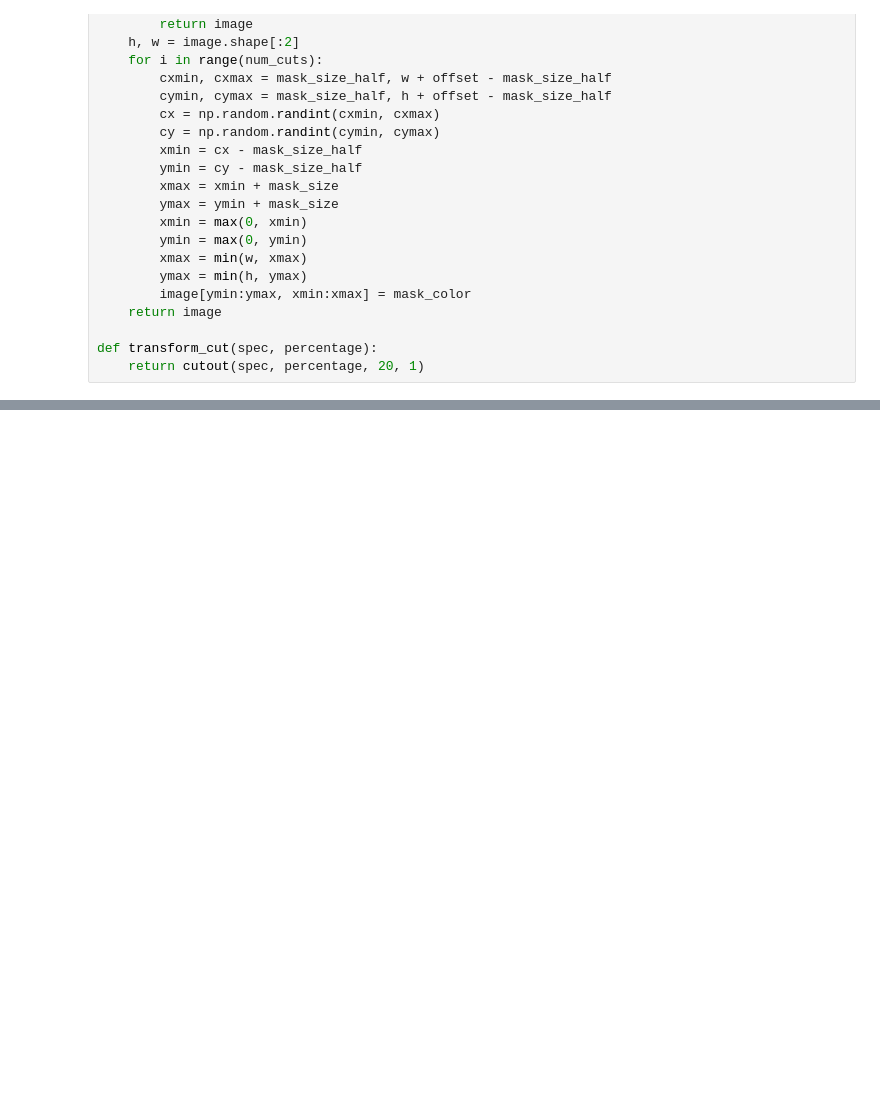
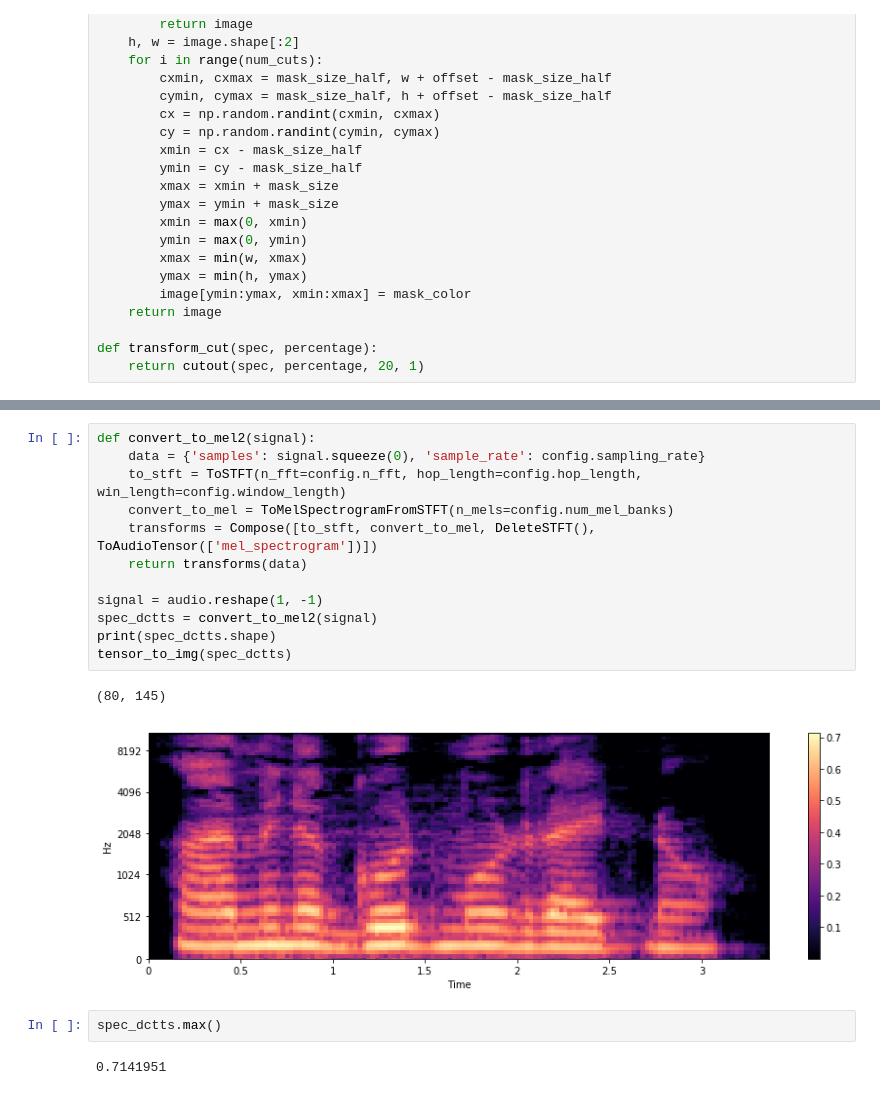
Before and after one commit to SABER-labs/SABER, a Jupyter notebook: SpecAugment Analysis.ipynb, the cells around one changed output, grey strips where cells are left out. Saved outputs shown, nothing was run; the diff lists cells and outputs as text; blank space fills up the shorter version.

```diff
--- a/SpecAugment Analysis.ipynb
+++ b/SpecAugment Analysis.ipynb
@@ -132,0 +130,19 @@ array([[ 0.00000000e+00+0.0000000e+00j,  0.00000000e+00+0.0000000e+00j,
+# %%
+def convert_to_mel2(signal):
+    data = {'samples': signal.squeeze(0), 'sample_rate': config.sampling_rate}
+    to_stft = ToSTFT(n_fft=config.n_fft, hop_length=config.hop_length, win_length=config.window_length)
+    convert_to_mel = ToMelSpectrogramFromSTFT(n_mels=config.num_mel_banks)
+    transforms = Compose([to_stft, convert_to_mel, DeleteSTFT(), ToAudioTensor(['mel_spectrogram'])])
+    return transforms(data)
+
+signal = audio.reshape(1, -1)
+spec_dctts = convert_to_mel2(signal)
+print(spec_dctts.shape)
+tensor_to_img(spec_dctts)
+# %% [output]
+(80, 145)
+[figure, added]
+# %%
+spec_dctts.max()
+# %% [output]
+0.7141951
```
Also changed, not shown: parts of 6 cells of this notebook, 16 other files.
